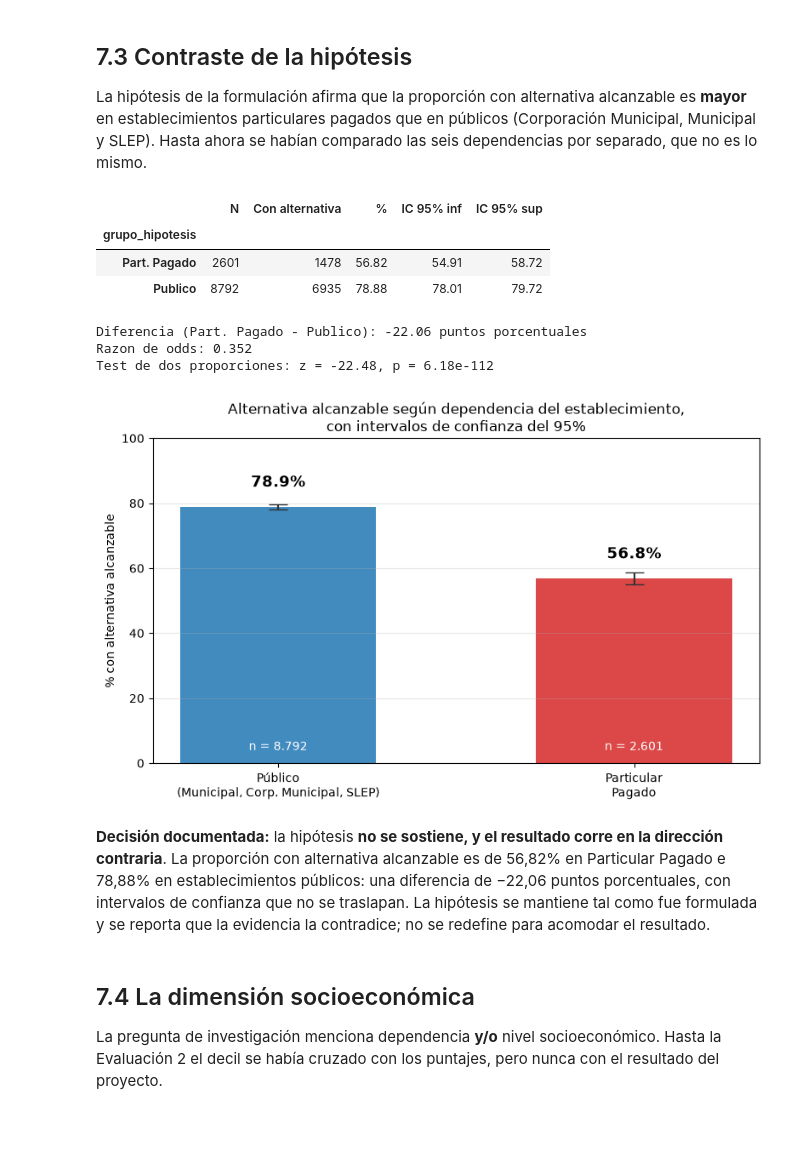
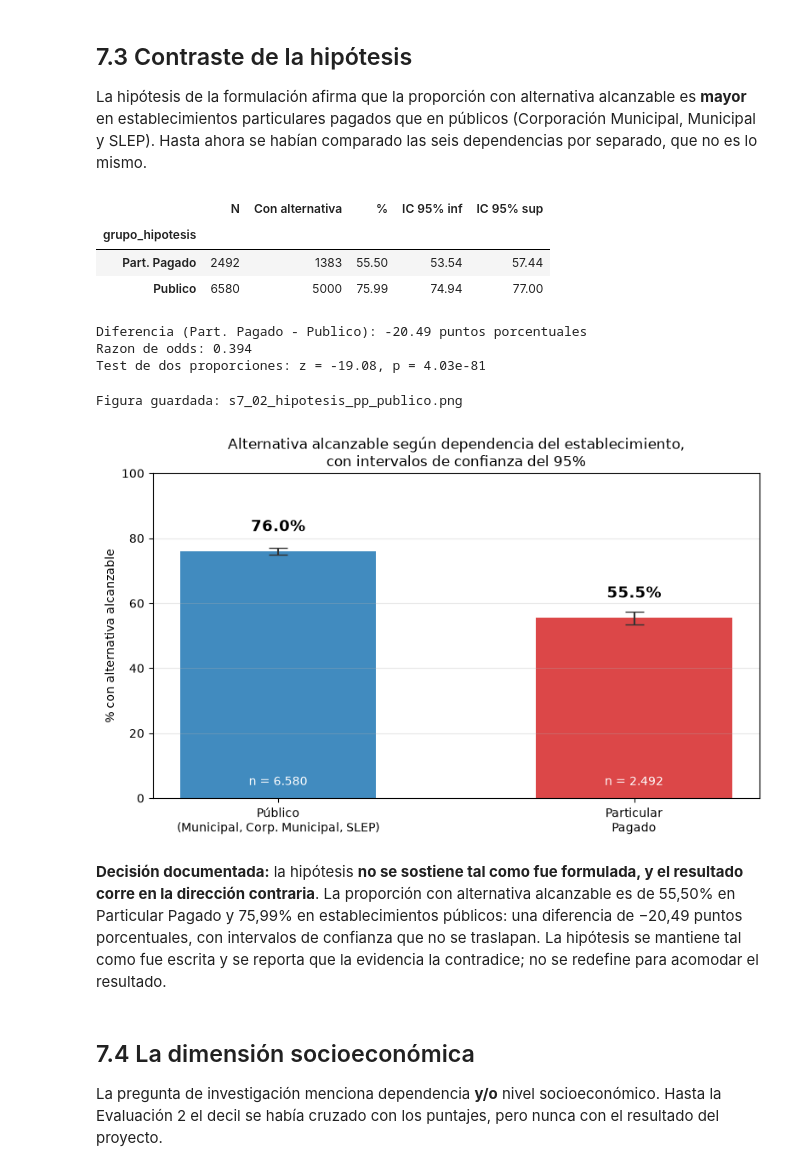
Before and after one commit to nicklichen/proyecto-paes-2026, a Jupyter notebook: notebooks/Contreras_Daniela-Nicklichen_Emanuel_Evaluacion_3_S7_Modelo.ipynb, the cells around one changed output. Drawn from its saved outputs; the diff is of its cells as text; code cells hidden in the pictures; blank space fills up the shorter version.

```diff
--- a/notebooks/Contreras_Daniela-Nicklichen_Emanuel_Evaluacion_3_S7_Modelo.ipynb
+++ b/notebooks/Contreras_Daniela-Nicklichen_Emanuel_Evaluacion_3_S7_Modelo.ipynb
@@ -22,7 +22,20 @@ DIRECTORIO_ACTUAL = Path.cwd()
 DIRECTORIO_RAIZ = DIRECTORIO_ACTUAL.parent
 RUTA_BASE = DIRECTORIO_RAIZ / "data" / "processed" / "base_no_seleccionados.csv"
 
-base = pd.read_csv(RUTA_BASE)
+base_completa = pd.read_csv(RUTA_BASE)
+
+# Un no habilitado no podia quedar seleccionado en ningun programa (Seccion 6, 6.8).
+# Los contrastes y modelos se hacen solo sobre los habilitados.
+base = base_completa[base_completa["habilitado"]].copy()
+
+# Los graficos se guardan como PNG en docs/figuras, para slides e informe
+FIGURAS_DIR = DIRECTORIO_RAIZ / "docs" / "figuras"
+FIGURAS_DIR.mkdir(parents=True, exist_ok=True)
+
+def guardar(fig, nombre):
+    ruta = FIGURAS_DIR / f"{nombre}.png"
+    fig.savefig(ruta, dpi=200, bbox_inches="tight")
+    print("Figura guardada:", ruta.name)
 
 # Orden fijo de dependencias, de menor a mayor selectividad del establecimiento.
 # La primera categoria es la referencia de los modelos.
@@ -39,6 +52,7 @@ base["decil_cat"] = pd.Categorical(
 
 base["y"] = base["tiene_alternativa"].astype(int)
 
-print("Filas:", len(base))
+print("No seleccionados:", len(base_completa))
+print("Habilitados, poblacion de los analisis:", len(base))
 print("Con alternativa alcanzable:", base["y"].sum(), f'({base["y"].mean()*100:.2f}%)')
 # %% [output]
@@ -113,8 +155,8 @@ tabla_hip
 # %% [output]
 |  | N | Con alternativa | % | IC 95% inf | IC 95% sup |
 | grupo_hipotesis |  |  |  |  |  |
-| Part. Pagado | 2601 | 1478 | 56.82 | 54.91 | 58.72 |
-| Publico | 8792 | 6935 | 78.88 | 78.01 | 79.72 |
+| Part. Pagado | 2492 | 1383 | 55.50 | 53.54 | 57.44 |
+| Publico | 6580 | 5000 | 75.99 | 74.94 | 77.00 |
 # %%
 pagado = tabla_hip.loc["Part. Pagado"]
 publico = tabla_hip.loc["Publico"]
@@ -130,41 +172,43 @@ print(f"Diferencia (Part. Pagado - Publico): {diferencia:.2f} puntos porcentuale
 print(f"Razon de odds: {odds_pagado/odds_publico:.3f}")
 print(f"Test de dos proporciones: z = {z:.2f}, p = {p_valor:.2e}")
 # %% [output]
-Diferencia (Part. Pagado - Publico): -22.06 puntos porcentuales
-Razon de odds: 0.352
-Test de dos proporciones: z = -22.48, p = 6.18e-112
+Diferencia (Part. Pagado - Publico): -20.49 puntos porcentuales
+Razon de odds: 0.394
+Test de dos proporciones: z = -19.08, p = 4.03e-81
 # %%
 # Grafico del contraste: dos barras con sus intervalos. Se ordenan con Publico
 # primero para que la caida de Particular Pagado se lea de izquierda a derecha.
 grupos = ["Publico", "Part. Pagado"]
 etiquetas = ["Público\n(Municipal, Corp. Municipal, SLEP)", "Particular\nPagado"]
 
 valores = [tabla_hip.loc[g, "%"] for g in grupos]
 error_inf = [tabla_hip.loc[g, "%"] - tabla_hip.loc[g, "IC 95% inf"] for g in grupos]
 error_sup = [tabla_hip.loc[g, "IC 95% sup"] - tabla_hip.loc[g, "%"] for g in grupos]
 
 fig, ax = plt.subplots(figsize=(8, 5))
 barras = ax.bar(etiquetas, valores, color=["#1f77b4", "#d62728"], alpha=0.85, width=0.55)
 ax.errorbar(etiquetas, valores, yerr=[error_inf, error_sup],
             fmt="none", ecolor="#333333", capsize=8, linewidth=1.5)
 
 ax.set_ylabel("% con alternativa alcanzable")
 ax.set_title("Alternativa alcanzable según dependencia del establecimiento,\ncon intervalos de confianza del 95%")
 ax.set_ylim(0, 100)
 ax.bar_label(barras, fmt="%.1f%%", padding=14, fontsize=13, fontweight="bold")
 
 # El n de cada grupo va dentro de la barra, para no competir con el porcentaje
 for i, grupo in enumerate(grupos):
     ax.text(i, 4, f'n = {tabla_hip.loc[grupo, "N"]:,}'.replace(",", "."),
             ha="center", color="white", fontsize=10)
 
 ax.grid(axis="y", alpha=0.3)
 plt.tight_layout()
+guardar(fig, "s7_02_hipotesis_pp_publico")
 plt.show()
 # %% [output]
+Figura guardada: s7_02_hipotesis_pp_publico.png
-[figure, old version]
+[figure, new version]
 # %% [markdown]
-**Decisión documentada:** la hipótesis **no se sostiene, y el resultado corre en la dirección contraria**. La proporción con alternativa alcanzable es de 56,82% en Particular Pagado e 78,88% en establecimientos públicos: una diferencia de −22,06 puntos porcentuales, con intervalos de confianza que no se traslapan. La hipótesis se mantiene tal como fue formulada y se reporta que la evidencia la contradice; no se redefine para acomodar el resultado.
+**Decisión documentada:** la hipótesis **no se sostiene tal como fue formulada, y el resultado corre en la dirección contraria**. La proporción con alternativa alcanzable es de 55,50% en Particular Pagado y 75,99% en establecimientos públicos: una diferencia de −20,49 puntos porcentuales, con intervalos de confianza que no se traslapan. La hipótesis se mantiene tal como fue escrita y se reporta que la evidencia la contradice; no se redefine para acomodar el resultado.
 # %% [markdown]
 ## 7.4 La dimensión socioeconómica
 
```
Also changed, not shown: parts of 24 cells of this notebook, 1 other file.
